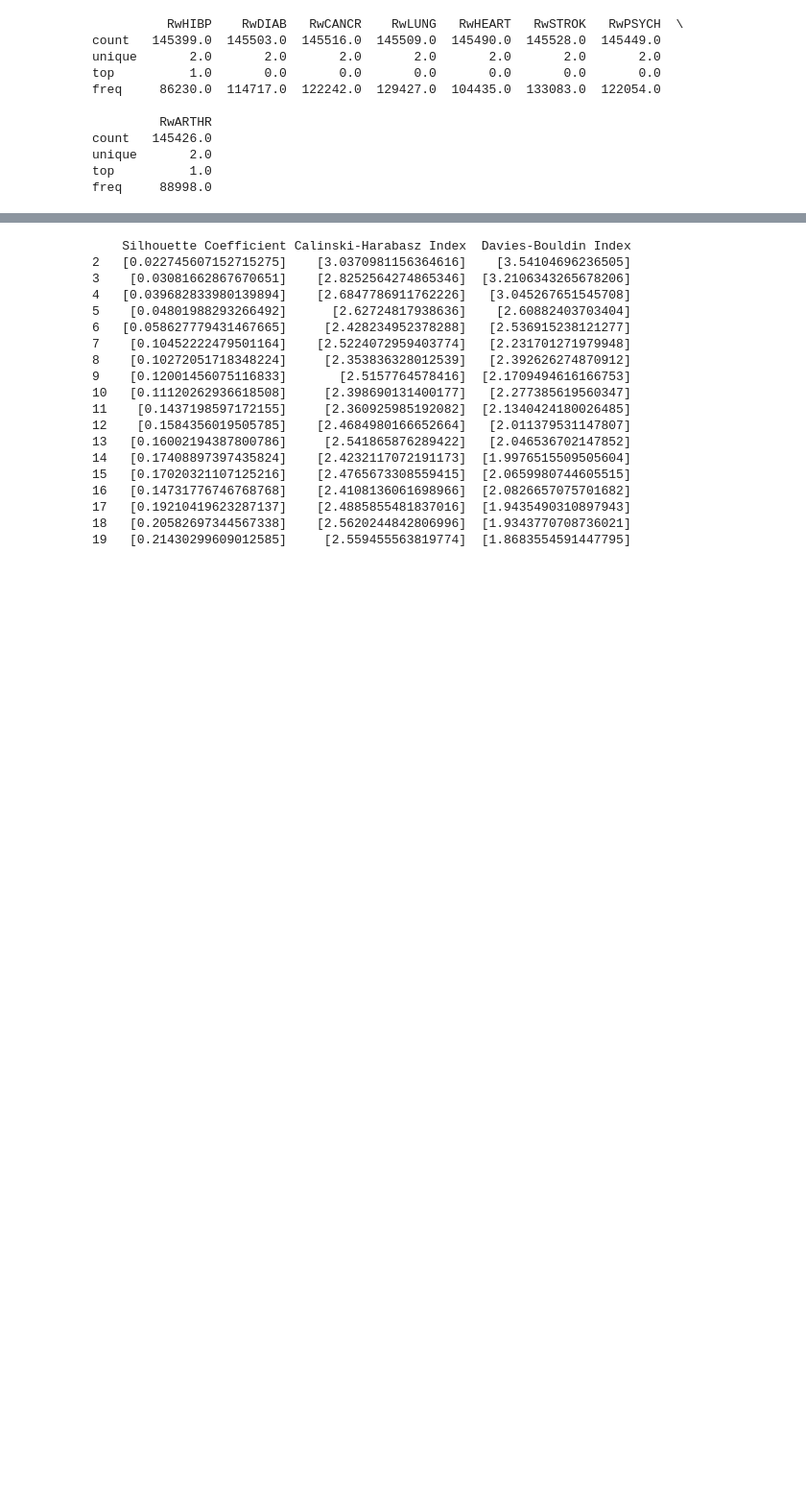
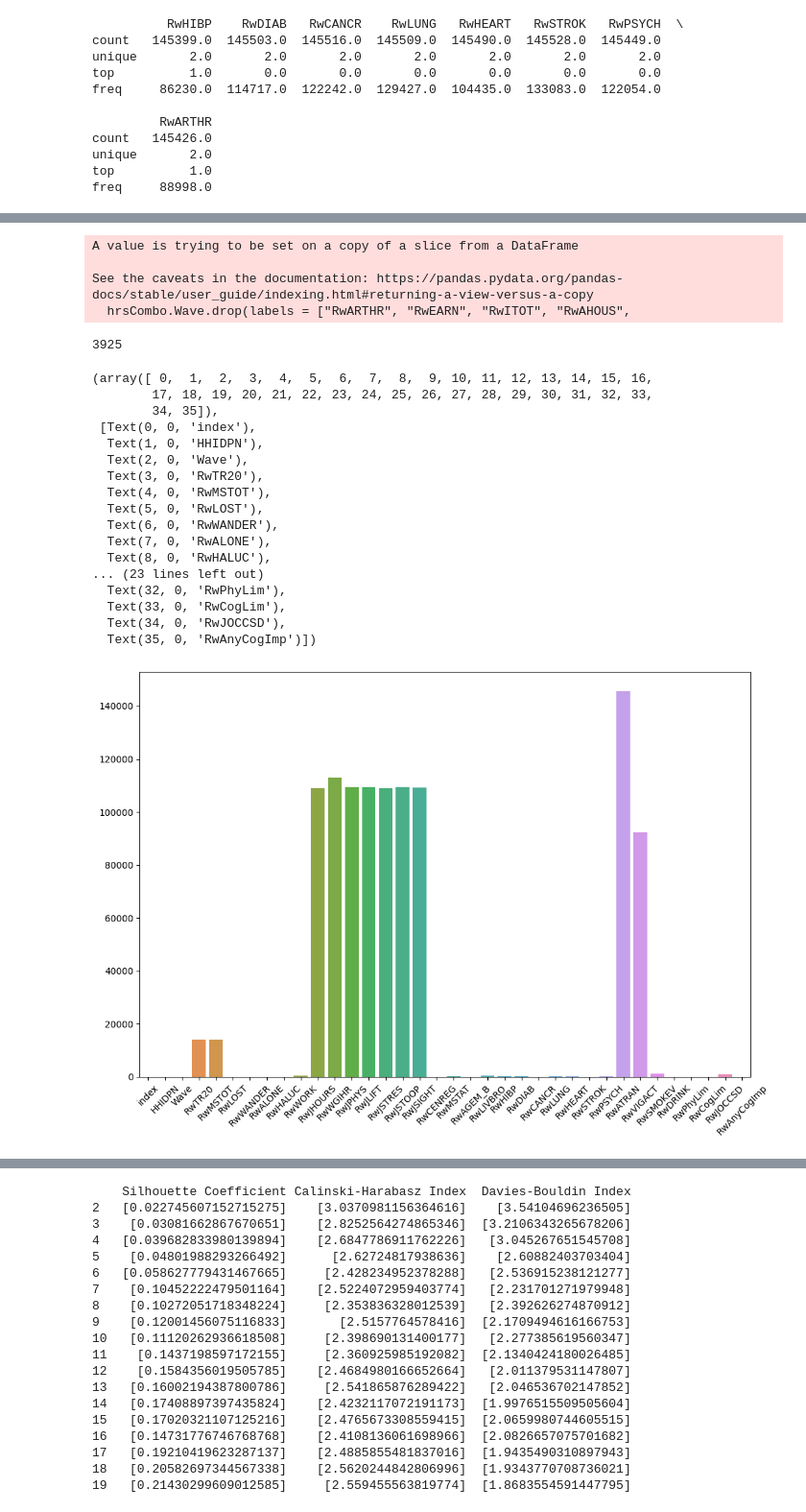
Before and after one commit to Owen-Darkhorse/Inter-Univer-Health-Data, a Jupyter notebook: Code/240615-Preproc-Pipeline.ipynb, the cells around one changed output, grey strips where cells are left out. Shown: that part at 96% size. Cells and saved outputs as stored; diff of their text form; code cells hidden in the pictures; blank space fills up the shorter version.

```diff
--- a/Code/240615-Preproc-Pipeline.ipynb
+++ b/Code/240615-Preproc-Pipeline.ipynb
@@ -572,0 +617,43 @@ hrsCombo.Wave.loc[0:1001, ["HHIDPN", "Wave", "RwJCOCC"]].fillna(method='ffill',
+# %%
+## remove unwanted column
+# hrsCombo.Wave.drop(labels = ["index"], axis = 1, inplace = True)
+
+# Remove columns with over 90% missing data
+hrsCombo.Wave.drop(labels = ["RwARTHR", "RwEARN", "RwITOT", "RwAHOUS",
+                             "RwACHCK"], axis = 1, inplace = True)
+# %% [output]
+A value is trying to be set on a copy of a slice from a DataFrame
+
+See the caveats in the documentation: https://pandas.pydata.org/pandas-docs/stable/user_guide/indexing.html#returning-a-view-versus-a-copy
+  hrsCombo.Wave.drop(labels = ["RwARTHR", "RwEARN", "RwITOT", "RwAHOUS",
+# %%
+del hrsWave_selected
+gc.collect()
+# %% [output]
+3925
+# %%
+waveMissingness = hrsCombo.Wave.isnull().sum()
+plt.figure(figsize=(12, 8))
+sns.barplot(#data = waveMissingness,
+            x = waveMissingness.index.to_list(),
+            y = waveMissingness)
+plt.xticks(rotation=45)
+# %% [output]
+(array([ 0,  1,  2,  3,  4,  5,  6,  7,  8,  9, 10, 11, 12, 13, 14, 15, 16,
+        17, 18, 19, 20, 21, 22, 23, 24, 25, 26, 27, 28, 29, 30, 31, 32, 33,
+        34, 35]),
+ [Text(0, 0, 'index'),
+  Text(1, 0, 'HHIDPN'),
+  Text(2, 0, 'Wave'),
+  Text(3, 0, 'RwTR20'),
+  Text(4, 0, 'RwMSTOT'),
+  Text(5, 0, 'RwLOST'),
+  Text(6, 0, 'RwWANDER'),
+  Text(7, 0, 'RwALONE'),
+  Text(8, 0, 'RwHALUC'),
+... (23 lines left out)
+  Text(32, 0, 'RwPhyLim'),
+  Text(33, 0, 'RwCogLim'),
+  Text(34, 0, 'RwJOCCSD'),
+  Text(35, 0, 'RwAnyCogImp')])
+[figure, added]
```
Also changed, not shown: parts of 16 cells of this notebook, 1 other file.
